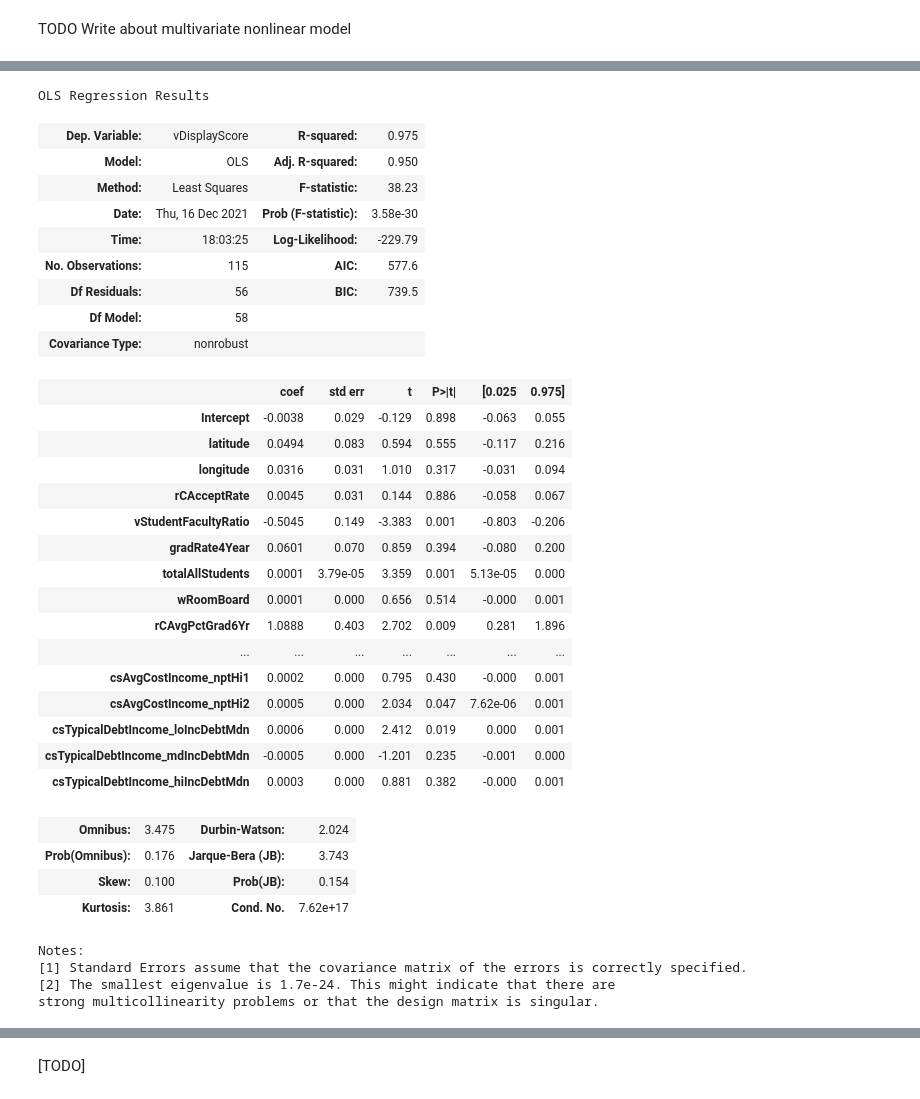
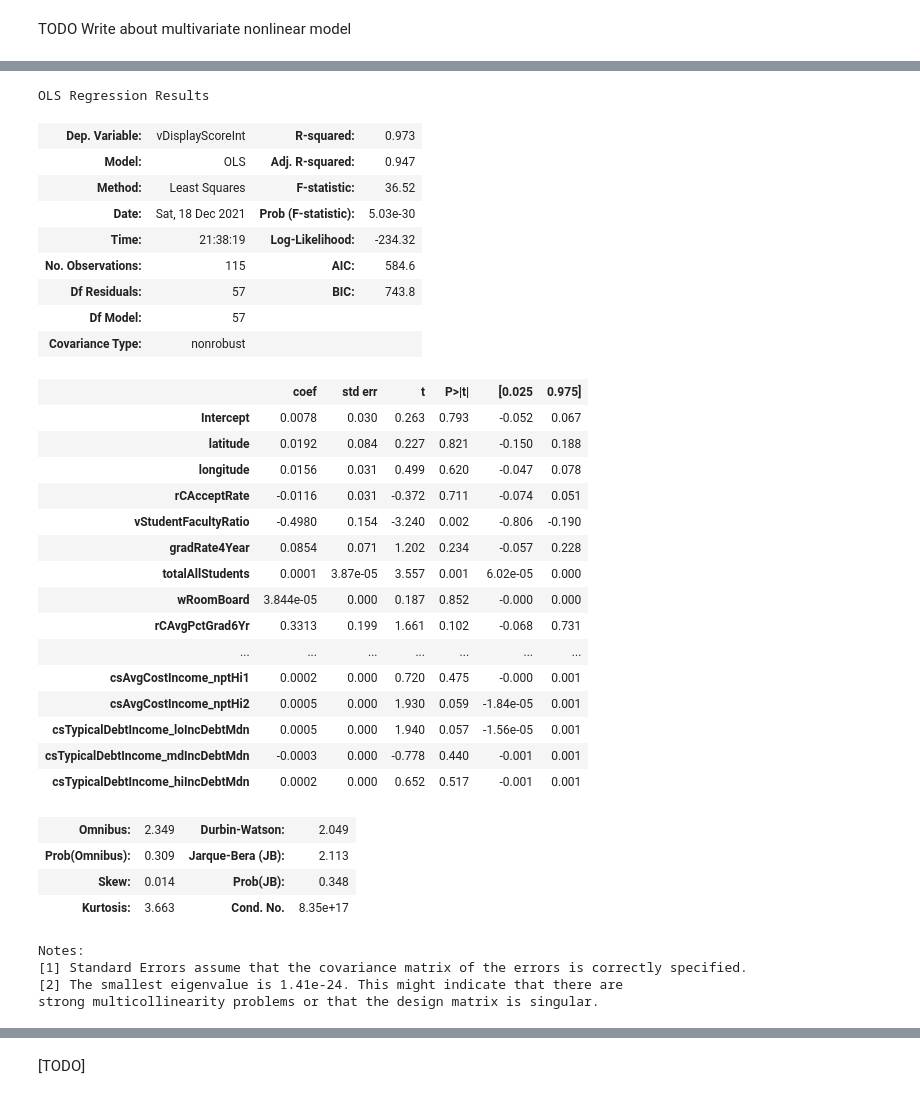
Before and after one commit to Aurathic/USNews-Colleges-Web-Scraper, a Jupyter notebook: python_web_scraper/web_scraping_2.ipynb, the cells around one changed output, grey strips where cells are left out. Saved outputs shown, nothing was run; the diff lists cells and outputs as text; code cells hidden in the pictures.

```diff
--- a/python_web_scraper/web_scraping_2.ipynb
+++ b/python_web_scraper/web_scraping_2.ipynb
@@ -269,10 +269,13 @@ The apparent strength of the graduation rate versus score relationship on the gr
 # %%
 #https://ostwalprasad.github.io/machine-learning/Polynomial-Regression-using-statsmodel.html
 from sklearn.preprocessing import PolynomialFeatures
-univ_df = univ_df[pd.notna(univ_df["vDisplayScoreInt"])]
-x = univ_df["rCAvgPctGrad6Yr"].ravel().reshape(-1, 1)
-y = univ_df["vDisplayScore"]
 
+# Extract the relevant data from the data frame, getting rid of NAs
+univ_df_no_na = univ_df[pd.notna(univ_df["vDisplayScoreInt"])]
+x = univ_df_no_na["rCAvgPctGrad6Yr"].ravel().reshape(-1, 1)
+y = univ_df_no_na["vDisplayScoreInt"]
+
+# Calculate the polynomial feature from the input data
 polynomial_features= PolynomialFeatures(degree=3)
 xp = polynomial_features.fit_transform(x)
 # %%
@@ -417,8 +360,10 @@ TODO Write about multivariate nonlinear model
 # %%
+nan_threshold = 200 # arbitrary threshold of non-NaN values which are necessary in order to keep the variable
+
 #univ_df_norm = pd.json_normalize(all_univ_data)
 univ_df_norm = pd.json_normalize(univ_df.to_dict('records'), sep="_")
 univ_df_norm.dropna(subset=["vDisplayScoreInt"], inplace=True) # remove all of the schools without a score
-univ_df_norm = univ_df_norm.dropna(axis=1, thresh=200).select_dtypes([np.number]) # remove columns which are non-numeric
+univ_df_norm = univ_df_norm.dropna(axis=1, thresh=nan_threshold).select_dtypes([np.number]) # remove columns which are non-numeric, and the columns with too many missing values
 # TODO get rid of latitude, longitude, etc.
 univ_df_norm
 # %% [output]
@@ -438,41 +383,41 @@ univ_df_norm
 # %%
 # TODO right now, this is a linear model, which is not great
 x_vars = list(univ_df_norm.columns)
-x_vars.remove("vDisplayScore")
-result = smf.ols(formula=f"vDisplayScore ~ {' + '.join(x_vars)}", data=univ_df_norm).fit()
+x_vars.remove("vDisplayScoreInt")
+result = smf.ols(formula=f"vDisplayScoreInt ~ {' + '.join(x_vars)}", data=univ_df_norm).fit()
 result.summary()
 # %% [output]
 OLS Regression Results
-| Dep. Variable: | vDisplayScore | R-squared: | 0.975 |
-| Model: | OLS | Adj. R-squared: | 0.950 |
-| Method: | Least Squares | F-statistic: | 38.23 |
-| Date: | Thu, 16 Dec 2021 | Prob (F-statistic): | 3.58e-30 |
-| Time: | 18:03:25 | Log-Likelihood: | -229.79 |
-| No. Observations: | 115 | AIC: | 577.6 |
-| Df Residuals: | 56 | BIC: | 739.5 |
-| Df Model: | 58 |  |  |
+| Dep. Variable: | vDisplayScoreInt | R-squared: | 0.973 |
+| Model: | OLS | Adj. R-squared: | 0.947 |
+| Method: | Least Squares | F-statistic: | 36.52 |
+| Date: | Sat, 18 Dec 2021 | Prob (F-statistic): | 5.03e-30 |
+| Time: | 21:38:19 | Log-Likelihood: | -234.32 |
+| No. Observations: | 115 | AIC: | 584.6 |
+| Df Residuals: | 57 | BIC: | 743.8 |
+| Df Model: | 57 |  |  |
 | Covariance Type: | nonrobust |  |  |
 |  | coef | std err | t | P>|t| | [0.025 | 0.975] |
-| Intercept | -0.0038 | 0.029 | -0.129 | 0.898 | -0.063 | 0.055 |
-| latitude | 0.0494 | 0.083 | 0.594 | 0.555 | -0.117 | 0.216 |
-| longitude | 0.0316 | 0.031 | 1.010 | 0.317 | -0.031 | 0.094 |
-| rCAcceptRate | 0.0045 | 0.031 | 0.144 | 0.886 | -0.058 | 0.067 |
-| vStudentFacultyRatio | -0.5045 | 0.149 | -3.383 | 0.001 | -0.803 | -0.206 |
-| gradRate4Year | 0.0601 | 0.070 | 0.859 | 0.394 | -0.080 | 0.200 |
-| totalAllStudents | 0.0001 | 3.79e-05 | 3.359 | 0.001 | 5.13e-05 | 0.000 |
-| wRoomBoard | 0.0001 | 0.000 | 0.656 | 0.514 | -0.000 | 0.001 |
-| rCAvgPctGrad6Yr | 1.0888 | 0.403 | 2.702 | 0.009 | 0.281 | 1.896 |
+| Intercept | 0.0078 | 0.030 | 0.263 | 0.793 | -0.052 | 0.067 |
+| latitude | 0.0192 | 0.084 | 0.227 | 0.821 | -0.150 | 0.188 |
+| longitude | 0.0156 | 0.031 | 0.499 | 0.620 | -0.047 | 0.078 |
+| rCAcceptRate | -0.0116 | 0.031 | -0.372 | 0.711 | -0.074 | 0.051 |
+| vStudentFacultyRatio | -0.4980 | 0.154 | -3.240 | 0.002 | -0.806 | -0.190 |
+| gradRate4Year | 0.0854 | 0.071 | 1.202 | 0.234 | -0.057 | 0.228 |
+| totalAllStudents | 0.0001 | 3.87e-05 | 3.557 | 0.001 | 6.02e-05 | 0.000 |
+| wRoomBoard | 3.844e-05 | 0.000 | 0.187 | 0.852 | -0.000 | 0.000 |
+| rCAvgPctGrad6Yr | 0.3313 | 0.199 | 1.661 | 0.102 | -0.068 | 0.731 |
 | ... | ... | ... | ... | ... | ... | ... |
-| csAvgCostIncome_nptHi1 | 0.0002 | 0.000 | 0.795 | 0.430 | -0.000 | 0.001 |
-| csAvgCostIncome_nptHi2 | 0.0005 | 0.000 | 2.034 | 0.047 | 7.62e-06 | 0.001 |
-| csTypicalDebtIncome_loIncDebtMdn | 0.0006 | 0.000 | 2.412 | 0.019 | 0.000 | 0.001 |
-| csTypicalDebtIncome_mdIncDebtMdn | -0.0005 | 0.000 | -1.201 | 0.235 | -0.001 | 0.000 |
-| csTypicalDebtIncome_hiIncDebtMdn | 0.0003 | 0.000 | 0.881 | 0.382 | -0.000 | 0.001 |
+| csAvgCostIncome_nptHi1 | 0.0002 | 0.000 | 0.720 | 0.475 | -0.000 | 0.001 |
+| csAvgCostIncome_nptHi2 | 0.0005 | 0.000 | 1.930 | 0.059 | -1.84e-05 | 0.001 |
+| csTypicalDebtIncome_loIncDebtMdn | 0.0005 | 0.000 | 1.940 | 0.057 | -1.56e-05 | 0.001 |
+| csTypicalDebtIncome_mdIncDebtMdn | -0.0003 | 0.000 | -0.778 | 0.440 | -0.001 | 0.001 |
+| csTypicalDebtIncome_hiIncDebtMdn | 0.0002 | 0.000 | 0.652 | 0.517 | -0.001 | 0.001 |
-| Omnibus: | 3.475 | Durbin-Watson: | 2.024 |
-| Prob(Omnibus): | 0.176 | Jarque-Bera (JB): | 3.743 |
-| Skew: | 0.100 | Prob(JB): | 0.154 |
-| Kurtosis: | 3.861 | Cond. No. | 7.62e+17 |
+| Omnibus: | 2.349 | Durbin-Watson: | 2.049 |
+| Prob(Omnibus): | 0.309 | Jarque-Bera (JB): | 2.113 |
+| Skew: | 0.014 | Prob(JB): | 0.348 |
+| Kurtosis: | 3.663 | Cond. No. | 8.35e+17 |
 Notes:
 [1] Standard Errors assume that the covariance matrix of the errors is correctly specified.
-[2] The smallest eigenvalue is 1.7e-24. This might indicate that there are
+[2] The smallest eigenvalue is 1.41e-24. This might indicate that there are
 strong multicollinearity problems or that the design matrix is singular.
```
Also changed, not shown: parts of 36 cells of this notebook.
